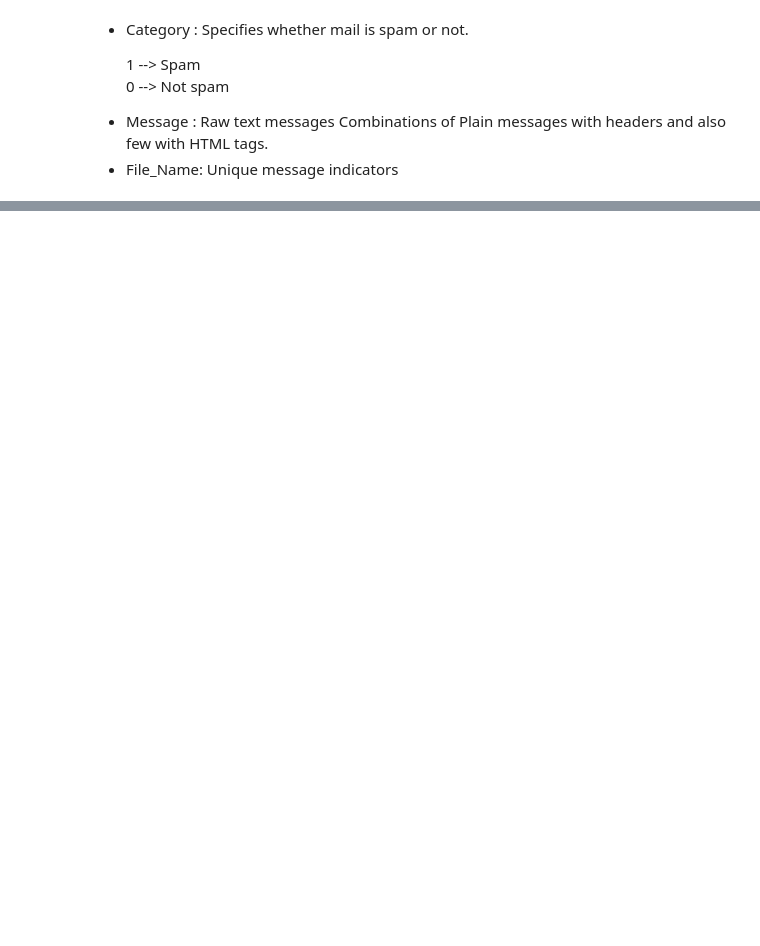
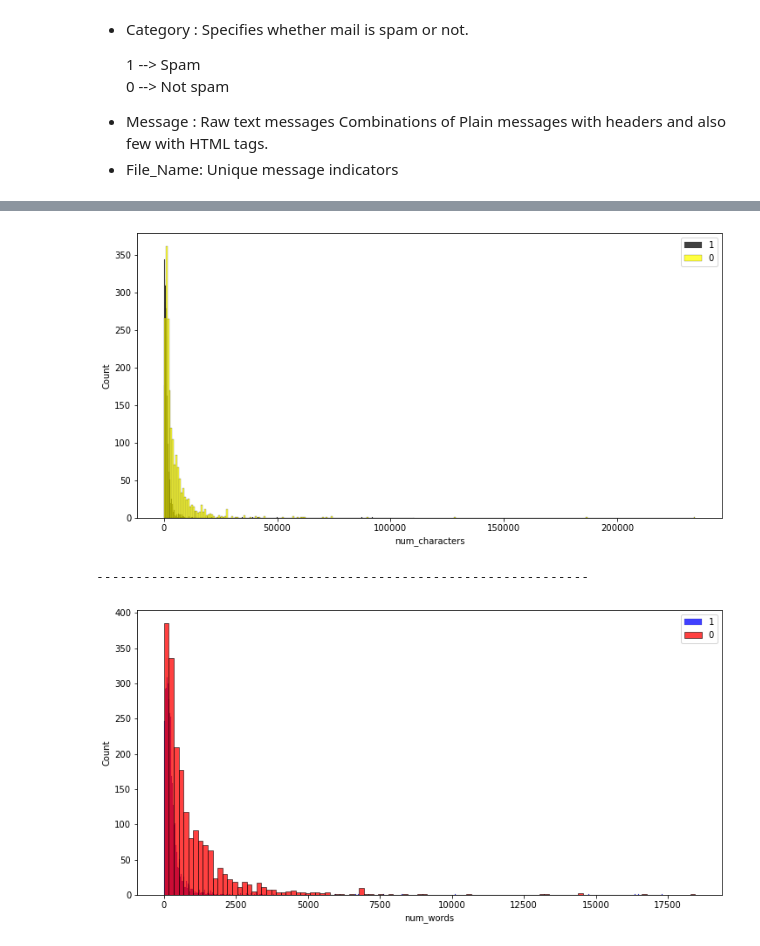
Before and after one commit to Melodyellinn/Projet_NLP, a Jupyter notebook: NLP/notebook_EDA.ipynb, the cells around one changed output, grey strips where cells are left out. Saved outputs shown, nothing was run; the diff lists cells and outputs as text; code cells hidden in the pictures; blank space fills up the shorter version.

```diff
--- a/NLP/notebook_EDA.ipynb
+++ b/NLP/notebook_EDA.ipynb
@@ -283,0 +115,3 @@ Accuracy of LightGBM Model: 98.79310344827587 %
+# %%
+df = pd.read_csv('data/spam.csv')
+df
@@ -283,0 +140,5 @@ Accuracy of LightGBM Model: 98.79310344827587 %
+# %%
+# Nous créons une colonne pour voir le nombre de caractères dans une phrase
+
+#nomber of characters
+df['num_characters'] = df['MESSAGE'].apply(len)
@@ -283,0 +154,5 @@ Accuracy of LightGBM Model: 98.79310344827587 %
+# %%
+# Ici nous créons une nouvelle colonne pour voir le nombre de mots dans une phrase
+
+# num of words
+df['num_words'] = df['MESSAGE'].apply(lambda x:len(nltk.word_tokenize(x)))
@@ -283,0 +168,5 @@ Accuracy of LightGBM Model: 98.79310344827587 %
+# %%
+# Création du nombre de sentences par ligne du dataset que l'on fait grâce au tokenizer de nltk
+
+#creat the sentences
+df['num_sentences'] = df['MESSAGE'].apply(lambda x:len(nltk.sent_tokenize(x)))
@@ -283,0 +220,19 @@ Accuracy of LightGBM Model: 98.79310344827587 %
+# %%
+#plot for look the difference
+plt.figure(figsize=(12,6))
+sns.histplot(df[df['CATEGORY'] == 0]['num_characters'], color= 'black')
+sns.histplot(df[df['CATEGORY'] == 1]['num_characters'],color='yellow')
+plt.legend(df['CATEGORY'].unique())
+plt.show()
+
+print('---------------------------------------------------------------')
+
+plt.figure(figsize=(12,6))
+sns.histplot(df[df['CATEGORY'] == 0]['num_words'], color= 'blue')
+sns.histplot(df[df['CATEGORY'] == 1]['num_words'],color='red')
+plt.legend(df['CATEGORY'].unique())
+plt.show()
+# %% [output]
+[figure, added]
+---------------------------------------------------------------
+[figure, added]
```
Also changed, not shown: parts of 55 cells of this notebook, 16 other files.
